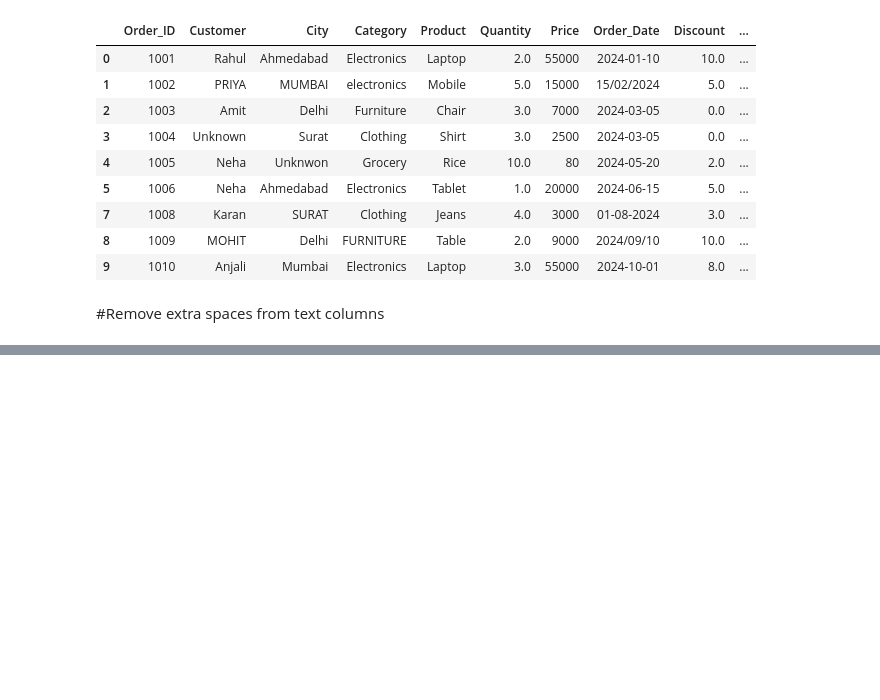
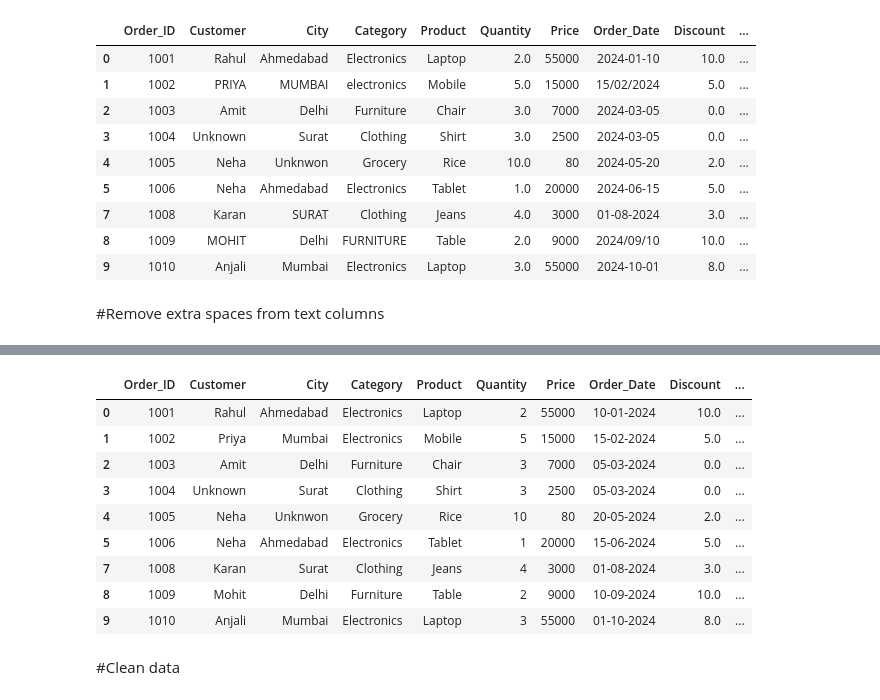
Before and after one commit to karanrathod232004/Pandas, a Jupyter notebook: Practice_small_dataset.ipynb, the cells around one changed output, grey strips where cells are left out. Saved outputs shown, nothing was run; the diff lists cells and outputs as text; code cells hidden in the pictures; blank space fills up the shorter version.

```diff
--- a/Practice_small_dataset.ipynb
+++ b/Practice_small_dataset.ipynb
@@ -188,7 +188,3 @@ data["City"] = data["City"].str.title()
 # %%
 #Category name columns convert title case
 data["Category"] = data["Category"].str.title()
-# %%
-#Pyment_status name columns convert title case
-data["Payment_Status"] = data["Payment_Status"].str.title()
-data
@@ -205,0 +193,2 @@ data
+# %%
+data["Order_Date"] = pd.to_datetime(data["Order_Date"],format="mixed",dayfirst=True).dt.strftime("%d-%m-%Y")
@@ -205,0 +208,3 @@ data
+# %%
+#Quentity column  convert integer form
+data["Quantity"] = data["Quantity"].astype(int)
@@ -205,0 +224,15 @@ data
+# %%
+#Create total amount column
+data["Total_Amount"] = data["Price"] * data["Quantity"]
+data
+# %% [output]
+|  | Order_ID | Customer | City | Category | Product | Quantity | Price | Order_Date | Discount | ... |
+| 0 | 1001 | Rahul | Ahmedabad | Electronics | Laptop | 2 | 55000 | 10-01-2024 | 10.0 | ... |
+| 1 | 1002 | Priya | Mumbai | Electronics | Mobile | 5 | 15000 | 15-02-2024 | 5.0 | ... |
+| 2 | 1003 | Amit | Delhi | Furniture | Chair | 3 | 7000 | 05-03-2024 | 0.0 | ... |
+| 3 | 1004 | Unknown | Surat | Clothing | Shirt | 3 | 2500 | 05-03-2024 | 0.0 | ... |
+| 4 | 1005 | Neha | Unknwon | Grocery | Rice | 10 | 80 | 20-05-2024 | 2.0 | ... |
+| 5 | 1006 | Neha | Ahmedabad | Electronics | Tablet | 1 | 20000 | 15-06-2024 | 5.0 | ... |
+| 7 | 1008 | Karan | Surat | Clothing | Jeans | 4 | 3000 | 01-08-2024 | 3.0 | ... |
+| 8 | 1009 | Mohit | Delhi | Furniture | Table | 2 | 9000 | 10-09-2024 | 10.0 | ... |
+| 9 | 1010 | Anjali | Mumbai | Electronics | Laptop | 3 | 55000 | 01-10-2024 | 8.0 | ... |
@@ -205,0 +247,2 @@ data
+# %% [markdown]
+#Clean data
```
Also changed, not shown: parts of 9 cells of this notebook.
